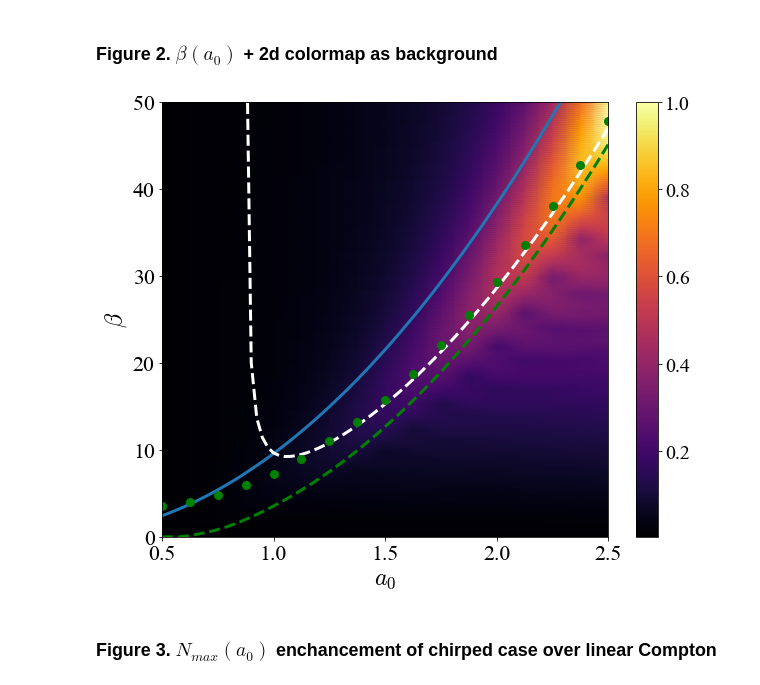
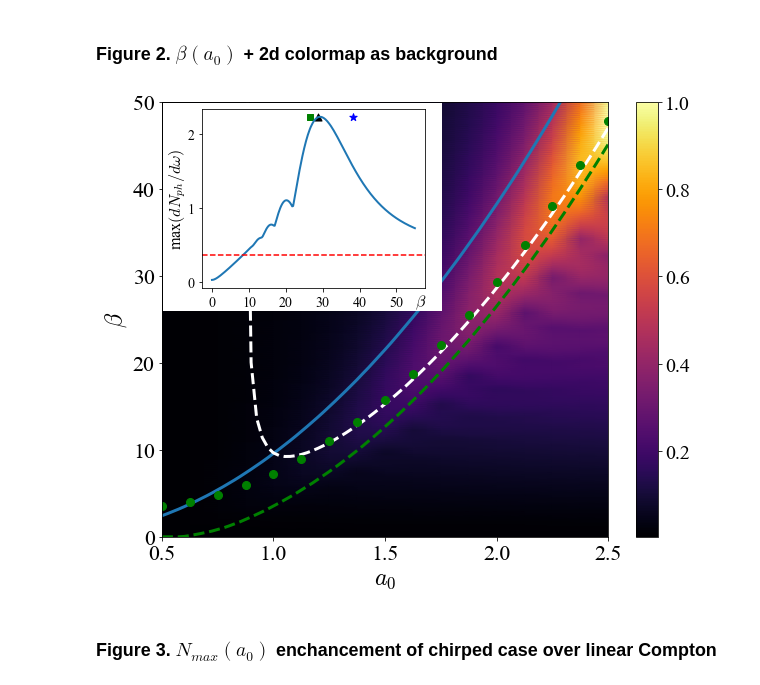
Before and after one commit to maxbalrog/optimal-chirp, a Jupyter notebook: plot_article_figures.ipynb, the cells around one changed output. Drawn from its saved outputs; the diff is of its cells as text; code cells hidden in the pictures.

```diff
--- a/plot_article_figures.ipynb
+++ b/plot_article_figures.ipynb
@@ -68,7 +85,7 @@ traj = Trajectory(u0, r0)
 tau = 2 * np.pi    # Pulse duration
 a0 = 1.5             # Pulse amplitude
 mode = 'gauss_spectral'   # Temporal envelope
-beta_arr = [0, 2, 4]            # Chirp parameter
+beta_arr = [0, 4]            # Chirp parameter
 polarization = 'circular'
 wb = [0.,1.5]
 
@@ -126,40 +173,49 @@ plt.show()
 # %%
-tau = 4*np.pi
-
-if tau == 4*np.pi:
-    a0_arr = a0_arr_tau_4.copy()
-    beta_arr = beta_arr_tau_4.copy()
-    N_max_beta_a0 = N_max_beta_a0_tau_4.copy()
-    a0_arr_th = a0_arr_th_tau_4.copy()
-    beta_cusp = beta_cusp_tau_4.copy()
-    beta_Pe = beta_Pe_tau_4.copy()
-    beta_Taylor = beta_Taylor_tau_4.copy()
-    beta_optimal = beta_optimal_tau_4.copy()
-
-idx_Taylor = (a0_arr_th > 0.87)
-
 fig, ax = plt.subplots(figsize=(10,8))
 
 plt.pcolormesh(a0_arr, beta_arr, N_max_beta_a0/N_max_beta_a0.max(), cmap='inferno',
               shading='gouraud')
 cbar = plt.colorbar()
 cbar.ax.tick_params(labelsize=20)
 
 plt.plot(a0_arr_th, beta_cusp, color='tab:blue', linewidth=3, label='cusp-on-axis')
 plt.plot(a0_arr_th, beta_Pe, '--', color='green', linewidth=3, label='Pearcey max')
 plt.plot(a0_arr_th[idx_Taylor], beta_Taylor[idx_Taylor], '--', color='white', linewidth=3, label='Taylor correction')
 
 plt.plot(a0_arr, beta_optimal, 'o', color='green', markersize=8, label='simulation')
 
 ax.set_ylim([0,50])
 # plt.title('$\\tau = 4\pi$', fontsize=20)
 plt.xlabel('$a_0$', fontsize=24)
 plt.ylabel('$\\beta$', fontsize=24)
 plt.xticks([0.5, 1.0, 1.5, 2.0, 2.5], fontsize=22)
 plt.yticks(fontsize=22)
-# plt.legend(loc='best', fontsize=22)
+
+
+ax.add_patch(Rectangle((a0_arr[0]+0.005, 50-height), width, height-0.17,
+                        linewidth=1, edgecolor=None,facecolor='white', zorder=3))
+
+axins = inset_axes(ax, width="50%", height="75%",
+                   bbox_to_anchor=(0.0, .48, 1, .55),
+                   bbox_transform=ax.transAxes, loc=3, borderpad=4)
+
+y_pos = np.max(N_max_beta_a0[:,idx])
+
+axins.plot(beta_arr, N_max_beta_a0[:,idx], linewidth=2)
+axins.axhline(Nmax_linear[idx], linestyle='--', color='red')
+plt.scatter(beta_cusp[idx_th], y_pos, color='blue', marker='*', s=60, label='cusp-on-axis')
+plt.scatter(beta_Pe[idx_th], y_pos, color='green', marker='s', s=30, label='Pearcey max')
+plt.scatter(beta_Taylor[idx_th], y_pos, color='black', marker='^', s=50, label='Taylor correction')
+
+axins.set_xticks([0,10,20,30,40,50])
+axins.set_yticks([0,1,2])
+axins.tick_params(axis='both', which='major', labelsize=14)
+plt.text(55, -0.323, '$\\beta$', fontsize=16)
+axins.set_ylabel('max$(d N_{ph}/d\omega)$', labelpad=0., fontsize=16)
+
+
 plt.show()
 # %% [output]
-[figure, old version]
+[figure, new version]
 # %% [markdown]
 ### Figure 3. $N_{max} (a_0)$ enchancement of chirped case over linear Compton
```
Also changed, not shown: parts of 34 cells of this notebook, 12 other files.
